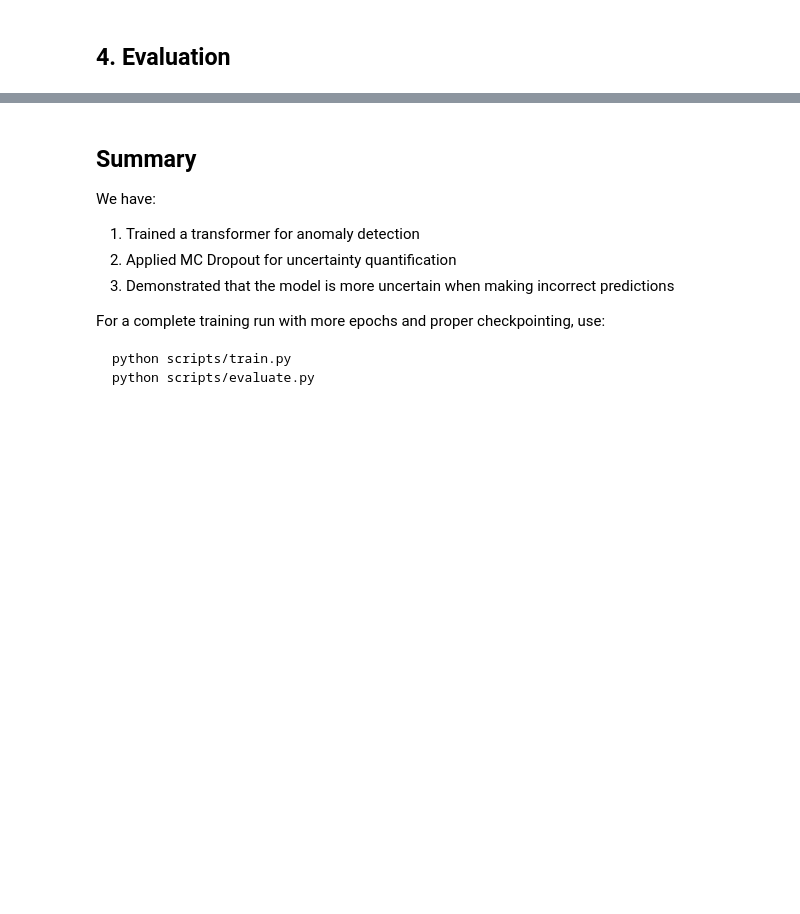
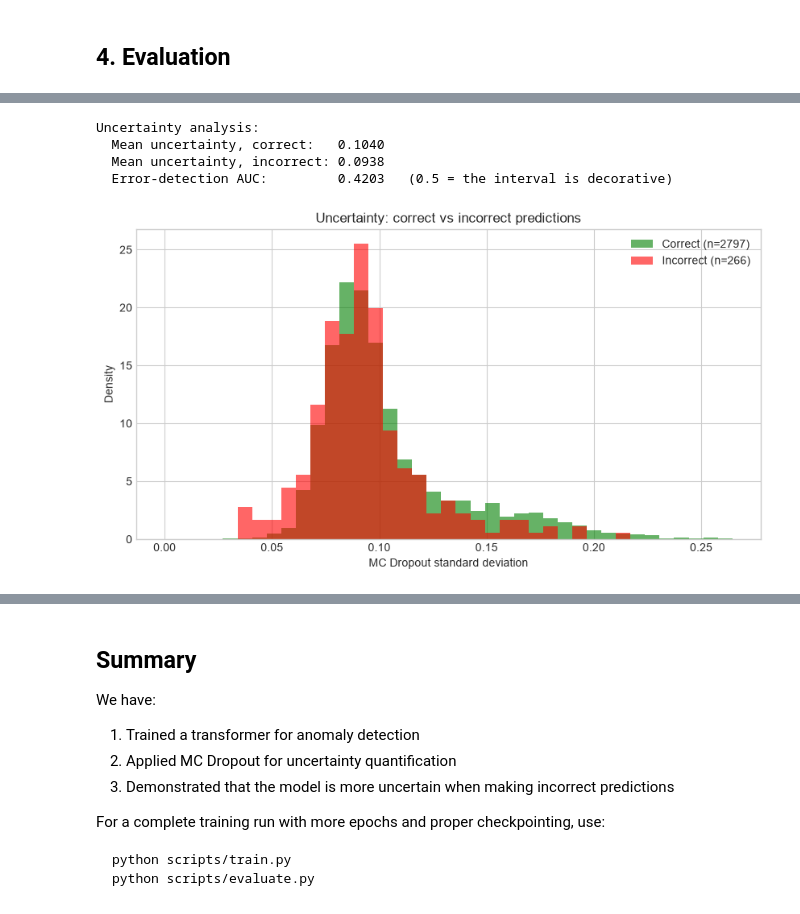
Before and after one commit to JonesRobM/Chrono-Sentinel, a Jupyter notebook: notebooks/03_model_training.ipynb, the cells around one changed output, grey strips where cells are left out. Saved outputs shown, nothing was run; the diff lists cells and outputs as text; code cells hidden in the pictures; blank space fills up the shorter version.

```diff
--- a/notebooks/03_model_training.ipynb
+++ b/notebooks/03_model_training.ipynb
@@ -156,17 +213,24 @@ print(f"Mean uncertainty: {test_uncertainty.mean():.4f} "
 from sklearn.metrics import precision_recall_curve
 
 precision, recall, thresholds = precision_recall_curve(val_labels, val_probs)
-f1 = np.divide(2 * precision[:-1] * recall[:-1], precision[:-1] + recall[:-1],
-               out=np.zeros_like(precision[:-1]),
-               where=(precision[:-1] + recall[:-1]) > 0)
+f1 = np.divide(
+    2 * precision[:-1] * recall[:-1],
+    precision[:-1] + recall[:-1],
+    out=np.zeros_like(precision[:-1]),
+    where=(precision[:-1] + recall[:-1]) > 0,
+)
 threshold = float(thresholds[int(np.argmax(f1))])
 print(f"Threshold selected on validation: {threshold:.4f}\n")
 
 binary_preds = (test_preds >= threshold).astype(int)
-print(classification_report(test_labels, binary_preds, target_names=['Normal', 'Anomaly']))
+print(
+    classification_report(test_labels, binary_preds, target_names=["Normal", "Anomaly"])
+)
 
 # Average precision is the headline at this base rate; ROC-AUC rewards
 # ranking across the vast negative majority.
 print(f"ROC-AUC:           {roc_auc_score(test_labels, test_preds):.4f}")
-print(f"Average precision: {average_precision_score(test_labels, test_preds):.4f} "
-      f"(base rate {test_labels.mean():.4f})")
+print(
+    f"Average precision: {average_precision_score(test_labels, test_preds):.4f} "
+    f"(base rate {test_labels.mean():.4f})"
+)
@@ -173,25 +251,47 @@ print(f"Average precision: {average_precision_score(test_labels, test_preds):.4f
 # %%
 # The question that matters for an uncertainty interval is not whether it
 # exists but whether it separates correct from incorrect predictions.
 correct = binary_preds == test_labels
 errors = (~correct).astype(int)
 
 print("Uncertainty analysis:")
 print(f"  Mean uncertainty, correct:   {test_uncertainty[correct].mean():.4f}")
 print(f"  Mean uncertainty, incorrect: {test_uncertainty[~correct].mean():.4f}")
 if len(np.unique(errors)) > 1:
-    print(f"  Error-detection AUC:         {roc_auc_score(errors, test_uncertainty):.4f}"
-          "   (0.5 = the interval is decorative)")
+    print(
+        f"  Error-detection AUC:         {roc_auc_score(errors, test_uncertainty):.4f}"
+        "   (0.5 = the interval is decorative)"
+    )
 
 fig, ax = plt.subplots(figsize=(10, 5))
 bins = np.linspace(0, test_uncertainty.max(), 40)
-ax.hist(test_uncertainty[correct], bins=bins, alpha=0.6, density=True,
-        label=f'Correct (n={correct.sum()})', color='green')
-ax.hist(test_uncertainty[~correct], bins=bins, alpha=0.6, density=True,
-        label=f'Incorrect (n={(~correct).sum()})', color='red')
-ax.set_xlabel('MC Dropout standard deviation'); ax.set_ylabel('Density')
-ax.set_title('Uncertainty: correct vs incorrect predictions')
-ax.legend(); plt.show()
+ax.hist(
+    test_uncertainty[correct],
+    bins=bins,
+    alpha=0.6,
+    density=True,
+    label=f"Correct (n={correct.sum()})",
+    color="green",
+)
+ax.hist(
+    test_uncertainty[~correct],
+    bins=bins,
+    alpha=0.6,
+    density=True,
+    label=f"Incorrect (n={(~correct).sum()})",
+    color="red",
+)
+ax.set_xlabel("MC Dropout standard deviation")
+ax.set_ylabel("Density")
+ax.set_title("Uncertainty: correct vs incorrect predictions")
+ax.legend()
+plt.show()
+# %% [output]
+Uncertainty analysis:
+  Mean uncertainty, correct:   0.1040
+  Mean uncertainty, incorrect: 0.0938
+  Error-detection AUC:         0.4203   (0.5 = the interval is decorative)
+[figure, added]
 # %%
 n_show = min(200, len(test_labels))
 x = np.arange(n_show)
```
Also changed, not shown: parts of 8 cells of this notebook, 47 other files.
